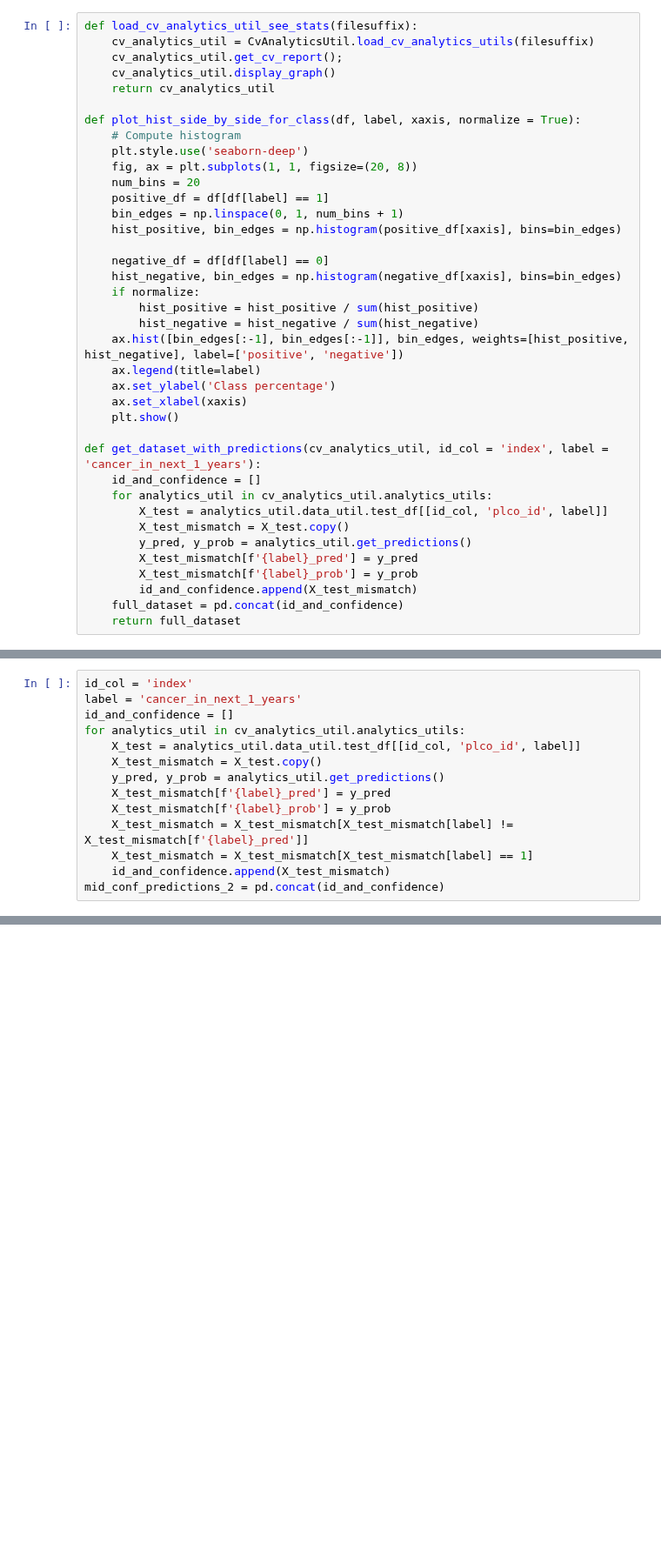
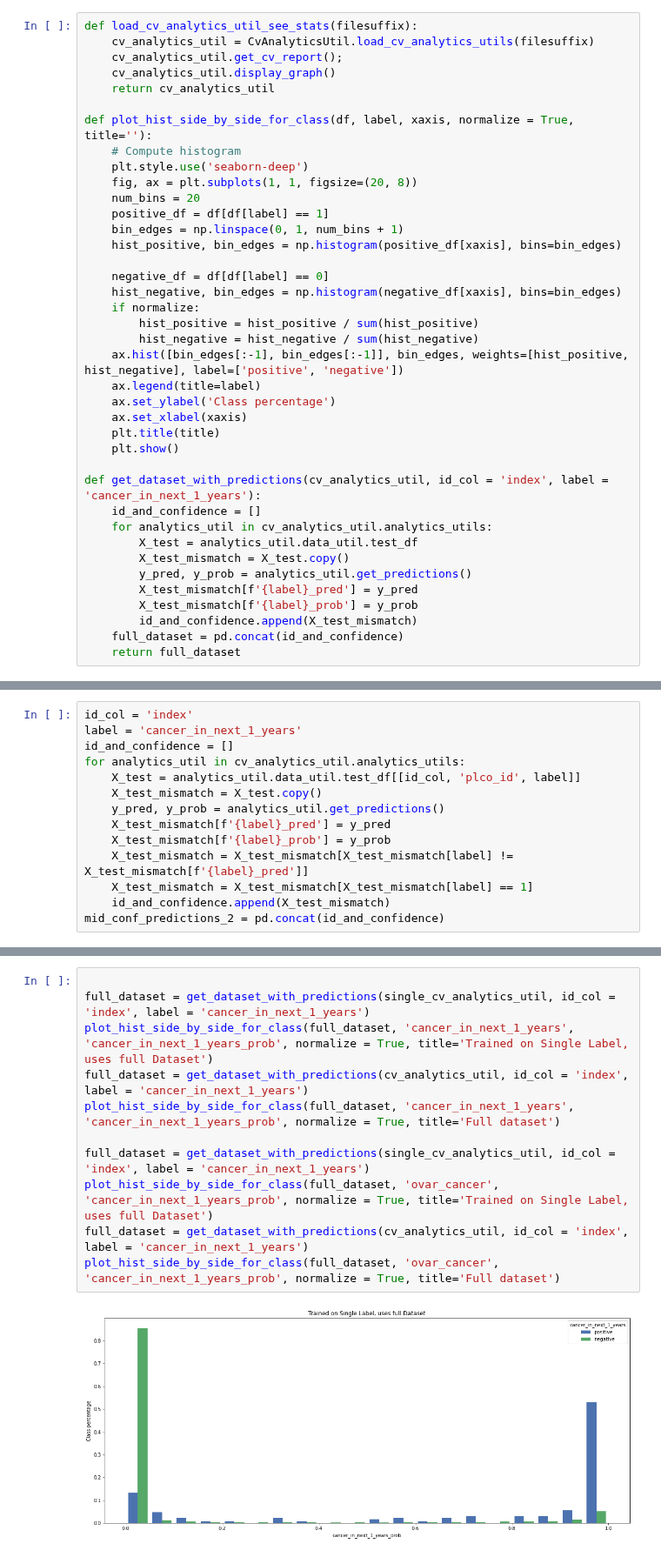
Before and after one commit to fedorenkood/ovarian_cancer_models, a Jupyter notebook: running_tests_single_label.ipynb, the cells around one changed output, grey strips where cells are left out. Shown at 87% size. Drawn from its saved outputs; the diff is of its cells as text; blank space fills up the shorter version.

```diff
--- a/running_tests_single_label.ipynb
+++ b/running_tests_single_label.ipynb
@@ -26,7 +26,7 @@ def load_cv_analytics_util_see_stats(filesuffix):
     cv_analytics_util.display_graph()
     return cv_analytics_util
 
-def plot_hist_side_by_side_for_class(df, label, xaxis, normalize = True):
+def plot_hist_side_by_side_for_class(df, label, xaxis, normalize = True, title=''):
     # Compute histogram
     plt.style.use('seaborn-deep')
     fig, ax = plt.subplots(1, 1, figsize=(20, 8))
@@ -44,12 +44,13 @@ def plot_hist_side_by_side_for_class(df, label, xaxis, normalize = True):
     ax.legend(title=label)
     ax.set_ylabel('Class percentage')
     ax.set_xlabel(xaxis)
+    plt.title(title)
     plt.show()
 
 def get_dataset_with_predictions(cv_analytics_util, id_col = 'index', label = 'cancer_in_next_1_years'):
     id_and_confidence = []
     for analytics_util in cv_analytics_util.analytics_utils:
-        X_test = analytics_util.data_util.test_df[[id_col, 'plco_id', label]]
+        X_test = analytics_util.data_util.test_df
         X_test_mismatch = X_test.copy()
         y_pred, y_prob = analytics_util.get_predictions()
         X_test_mismatch[f'{label}_pred'] = y_pred
@@ -180,0 +205,13 @@ plot_hist_side_by_side_for_class(full_dataset, 'cancer_in_next_1_years', 'cancer
+# %%
+
+full_dataset = get_dataset_with_predictions(single_cv_analytics_util, id_col = 'index', label = 'cancer_in_next_1_years')
+plot_hist_side_by_side_for_class(full_dataset, 'cancer_in_next_1_years', 'cancer_in_next_1_years_prob', normalize = True, title='Trained on Single Label, uses full Dataset')
+full_dataset = get_dataset_with_predictions(cv_analytics_util, id_col = 'index', label = 'cancer_in_next_1_years')
+plot_hist_side_by_side_for_class(full_dataset, 'cancer_in_next_1_years', 'cancer_in_next_1_years_prob', normalize = True, title='Full dataset')
+
+full_dataset = get_dataset_with_predictions(single_cv_analytics_util, id_col = 'index', label = 'cancer_in_next_1_years')
+plot_hist_side_by_side_for_class(full_dataset, 'ovar_cancer', 'cancer_in_next_1_years_prob', normalize = True, title='Trained on Single Label, uses full Dataset')
+full_dataset = get_dataset_with_predictions(cv_analytics_util, id_col = 'index', label = 'cancer_in_next_1_years')
+plot_hist_side_by_side_for_class(full_dataset, 'ovar_cancer', 'cancer_in_next_1_years_prob', normalize = True, title='Full dataset')
+# %% [output]
+[figure, added]
```
Also changed, not shown: parts of 11 cells of this notebook, 5 other files.
